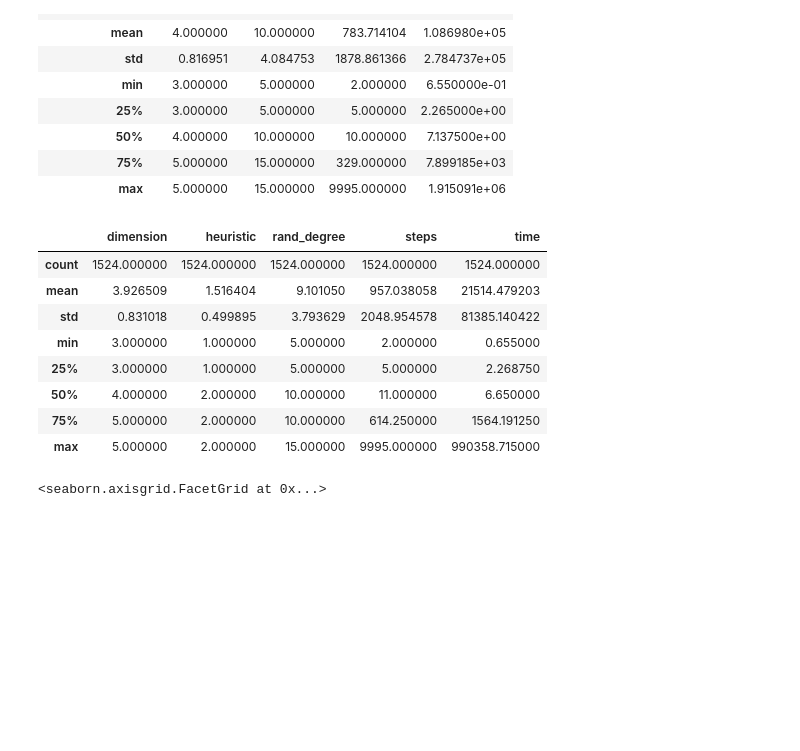
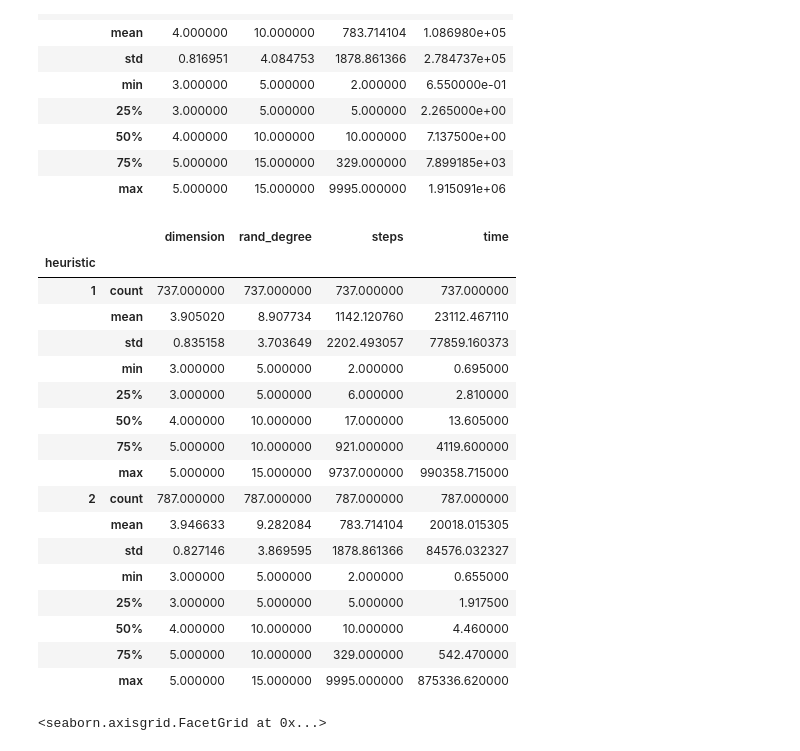
Before and after one commit to ilyakrasnov/ai_project_jce17, a Jupyter notebook: stats/Analysis.ipynb, the cells around one changed output. Drawn from its saved outputs; the diff is of its cells as text; code cells hidden in the pictures; blank space fills up the shorter version.

```diff
--- a/stats/Analysis.ipynb
+++ b/stats/Analysis.ipynb
@@ -45,17 +50,26 @@ df.groupby('heuristic').describe(include=[np.number])
 |  | max | 5.000000 | 15.000000 | 9995.000000 | 1.915091e+06 |
 # %%
 dn = df[np.isfinite(df['steps'])]
-dn.describe()
+dn.groupby('heuristic').describe(include=[np.number])
 # %% [output]
-|  | dimension | heuristic | rand_degree | steps | time |
-| count | 1524.000000 | 1524.000000 | 1524.000000 | 1524.000000 | 1524.000000 |
-| mean | 3.926509 | 1.516404 | 9.101050 | 957.038058 | 21514.479203 |
-| std | 0.831018 | 0.499895 | 3.793629 | 2048.954578 | 81385.140422 |
-| min | 3.000000 | 1.000000 | 5.000000 | 2.000000 | 0.655000 |
-| 25% | 3.000000 | 1.000000 | 5.000000 | 5.000000 | 2.268750 |
-| 50% | 4.000000 | 2.000000 | 10.000000 | 11.000000 | 6.650000 |
-| 75% | 5.000000 | 2.000000 | 10.000000 | 614.250000 | 1564.191250 |
-| max | 5.000000 | 2.000000 | 15.000000 | 9995.000000 | 990358.715000 |
+|  |  | dimension | rand_degree | steps | time |
+| heuristic |  |  |  |  |  |
+| 1 | count | 737.000000 | 737.000000 | 737.000000 | 737.000000 |
+|  | mean | 3.905020 | 8.907734 | 1142.120760 | 23112.467110 |
+|  | std | 0.835158 | 3.703649 | 2202.493057 | 77859.160373 |
+|  | min | 3.000000 | 5.000000 | 2.000000 | 0.695000 |
+|  | 25% | 3.000000 | 5.000000 | 6.000000 | 2.810000 |
+|  | 50% | 4.000000 | 10.000000 | 17.000000 | 13.605000 |
+|  | 75% | 5.000000 | 10.000000 | 921.000000 | 4119.600000 |
+|  | max | 5.000000 | 15.000000 | 9737.000000 | 990358.715000 |
+| 2 | count | 787.000000 | 787.000000 | 787.000000 | 787.000000 |
+|  | mean | 3.946633 | 9.282084 | 783.714104 | 20018.015305 |
+|  | std | 0.827146 | 3.869595 | 1878.861366 | 84576.032327 |
+|  | min | 3.000000 | 5.000000 | 2.000000 | 0.655000 |
+|  | 25% | 3.000000 | 5.000000 | 5.000000 | 1.917500 |
+|  | 50% | 4.000000 | 10.000000 | 10.000000 | 4.460000 |
+|  | 75% | 5.000000 | 10.000000 | 329.000000 | 542.470000 |
+|  | max | 5.000000 | 15.000000 | 9995.000000 | 875336.620000 |
 # %%
 sns.factorplot(x='dimension', y='steps', data=df, hue='rand_degree', col='heuristic', size=7)
 # %% [output]
```
Also changed, not shown: parts of 17 cells of this notebook, 6 other files.
